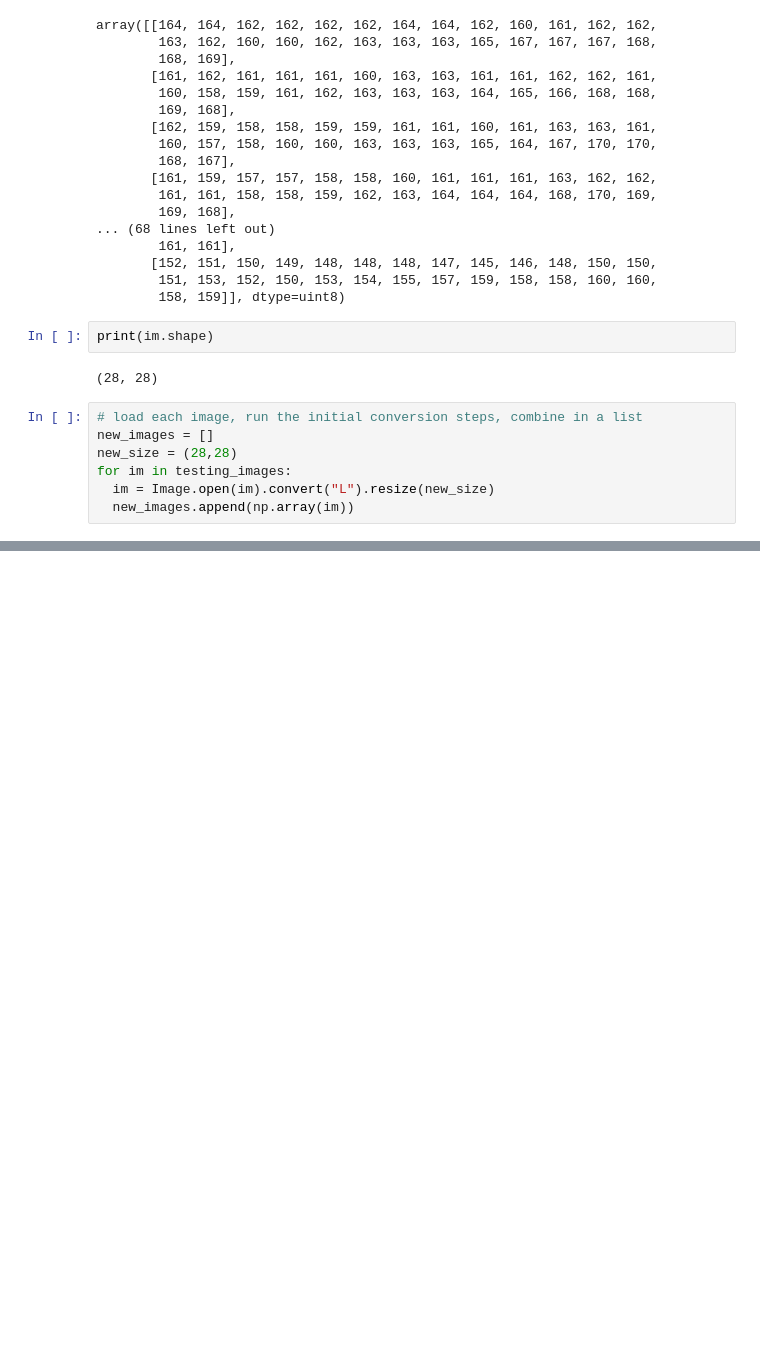
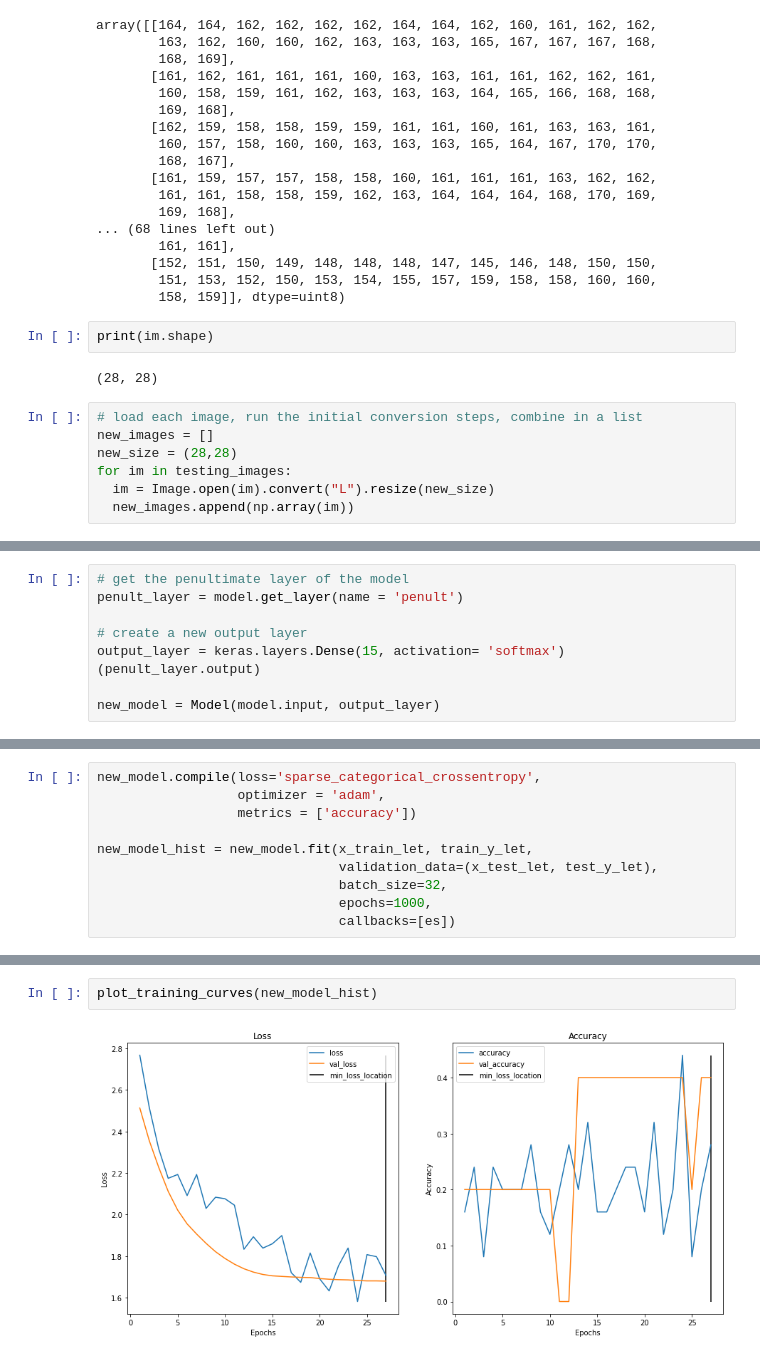
Before and after one commit to dclark18/ML2_TransferLearning, a Jupyter notebook: HW4.ipynb, the cells around one changed output, grey strips where cells are left out. Drawn from its saved outputs; the diff is of its cells as text; blank space fills up the shorter version.

```diff
--- a/HW4.ipynb
+++ b/HW4.ipynb
@@ -368,0 +529,8 @@ array([7, 2, 1, ..., 4, 5, 6], dtype=uint8)
+# %%
+# get the penultimate layer of the model
+penult_layer = model.get_layer(name = 'penult')
+
+# create a new output layer
+output_layer = keras.layers.Dense(15, activation= 'softmax')(penult_layer.output)
+
+new_model = Model(model.input, output_layer)
@@ -368,0 +557,10 @@ array([7, 2, 1, ..., 4, 5, 6], dtype=uint8)
+# %%
+new_model.compile(loss='sparse_categorical_crossentropy',
+                  optimizer = 'adam',
+                  metrics = ['accuracy'])
+
+new_model_hist = new_model.fit(x_train_let, train_y_let,
+                               validation_data=(x_test_let, test_y_let),
+                               batch_size=32,
+                               epochs=1000,
+                               callbacks=[es])
@@ -368,0 +585,4 @@ array([7, 2, 1, ..., 4, 5, 6], dtype=uint8)
+# %%
+plot_training_curves(new_model_hist)
+# %% [output]
+[figure, added]
```
Also changed, not shown: parts of 27 cells of this notebook.
